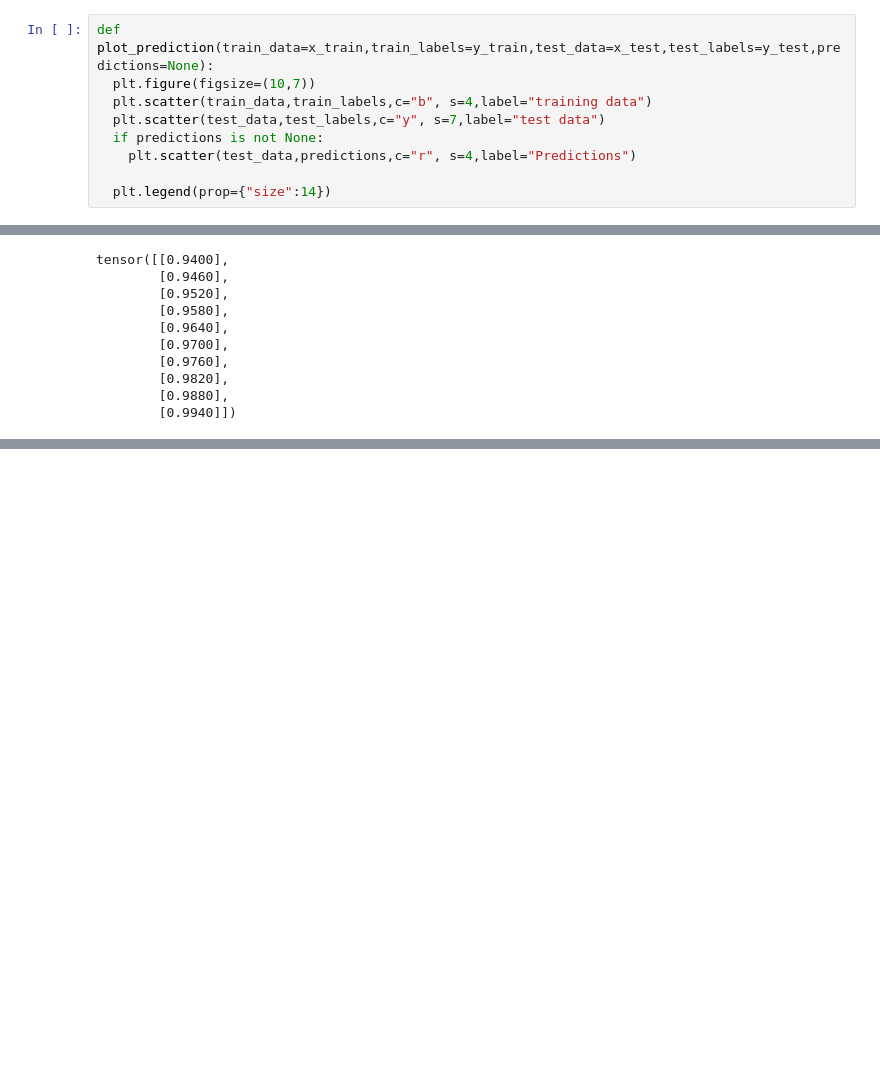
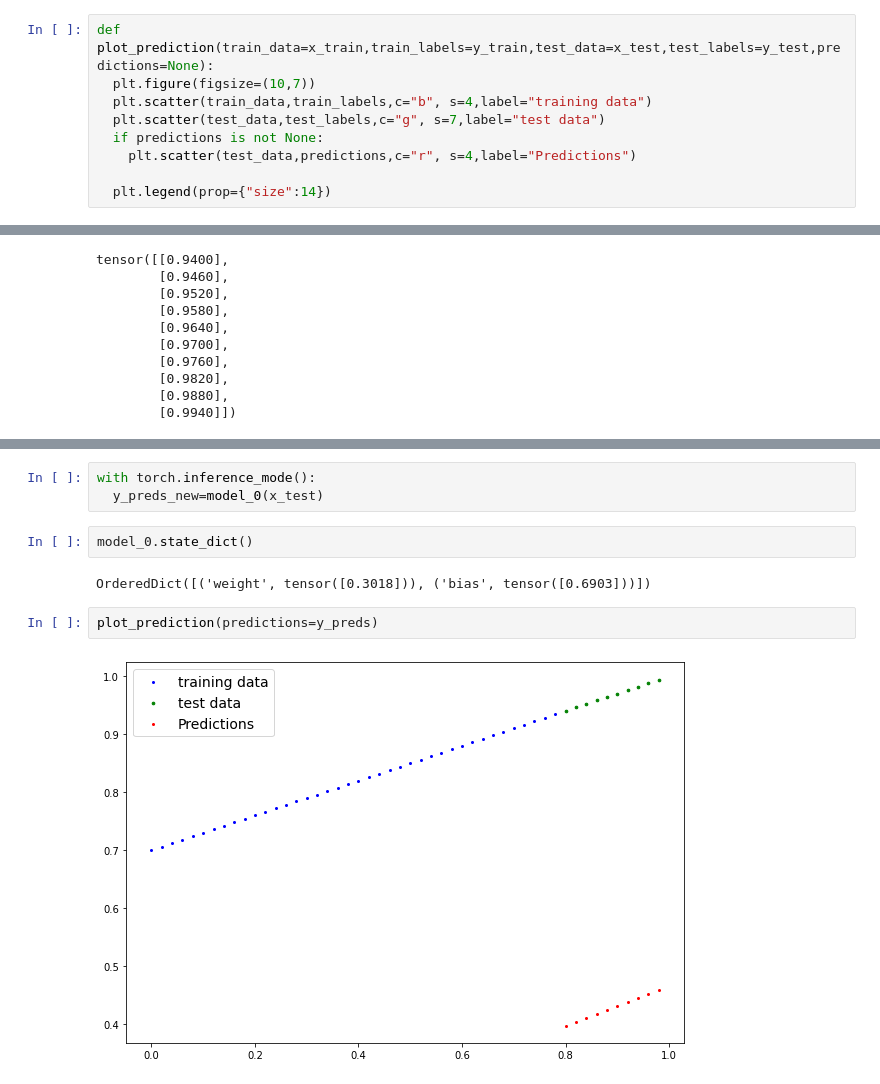
Before and after one commit to author-sanjay/DeepLearning, a Jupyter notebook: nn.ipynb, the cells around one changed output, grey strips where cells are left out. Saved outputs shown, nothing was run; the diff lists cells and outputs as text; blank space fills up the shorter version.

```diff
--- a/nn.ipynb
+++ b/nn.ipynb
@@ -53,7 +53,7 @@ x_test,y_test=X[train_split:],y[train_split:]
 def plot_prediction(train_data=x_train,train_labels=y_train,test_data=x_test,test_labels=y_test,predictions=None):
   plt.figure(figsize=(10,7))
   plt.scatter(train_data,train_labels,c="b", s=4,label="training data")
-  plt.scatter(test_data,test_labels,c="y", s=7,label="test data")
+  plt.scatter(test_data,test_labels,c="g", s=7,label="test data")
   if predictions is not None:
     plt.scatter(test_data,predictions,c="r", s=4,label="Predictions")
 
@@ -161,0 +228,11 @@ One way is to use the loss function
+# %%
+with torch.inference_mode():
+  y_preds_new=model_0(x_test)
+# %%
+model_0.state_dict()
+# %% [output]
+OrderedDict([('weight', tensor([0.3018])), ('bias', tensor([0.6903]))])
+# %%
+plot_prediction(predictions=y_preds)
+# %% [output]
+[figure, added]
```
Also changed, not shown: parts of 9 cells of this notebook.
